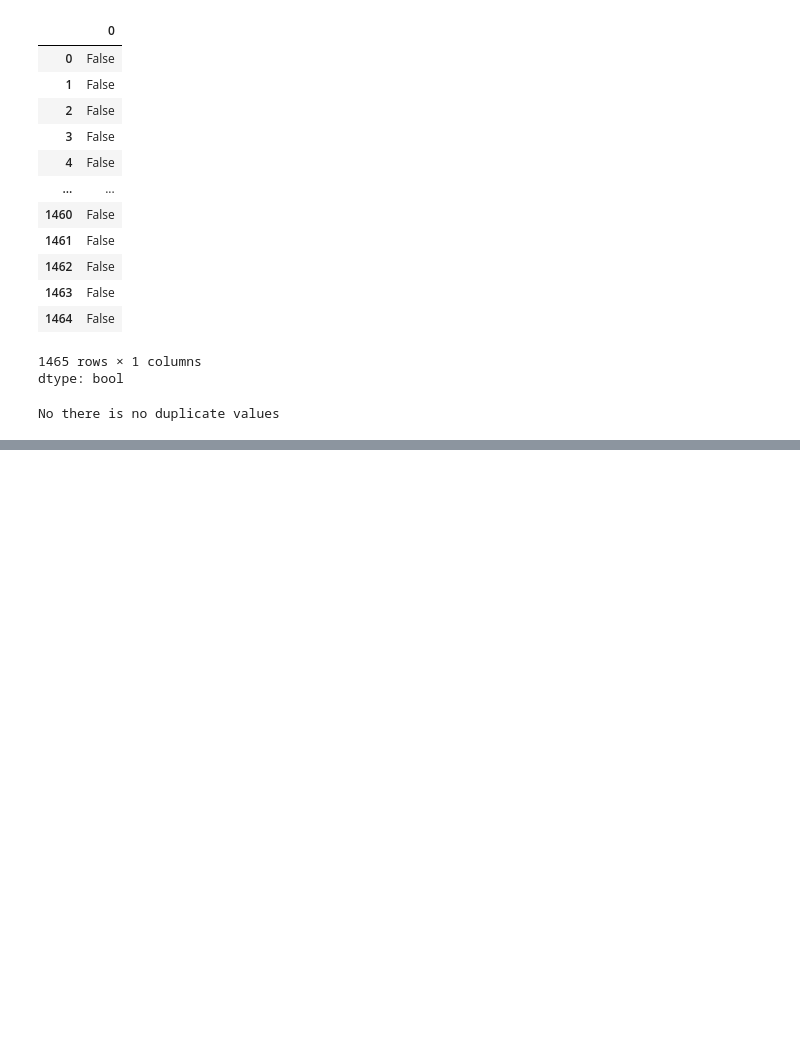
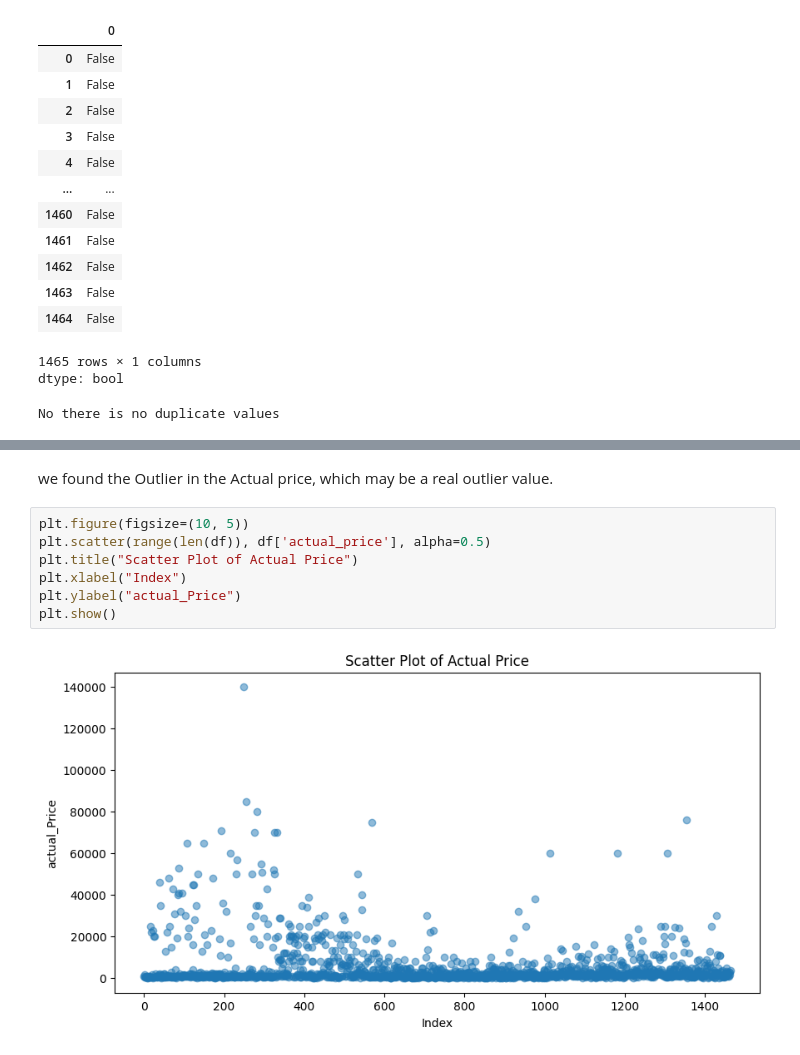
Before and after one commit to Harin22/data-wrangling-visualization, a Jupyter notebook: Data_preprocessing_(in_depth).ipynb, the cells around one changed output, grey strips where cells are left out. Saved outputs shown, nothing was run; the diff lists cells and outputs as text; blank space fills up the shorter version.

```diff
--- a/Data_preprocessing_(in_depth).ipynb
+++ b/Data_preprocessing_(in_depth).ipynb
@@ -180,0 +184,11 @@ for v in values: #also we can checkl scatter plot
+# %% [markdown]
+we found the Outlier in the Actual price, which may be a real outlier value.
+# %%
+plt.figure(figsize=(10, 5))
+plt.scatter(range(len(df)), df['actual_price'], alpha=0.5)
+plt.title("Scatter Plot of Actual Price")
+plt.xlabel("Index")
+plt.ylabel("actual_Price")
+plt.show()
+# %% [output]
+[figure, added]
```
Also changed, not shown: parts of 5 cells of this notebook.
